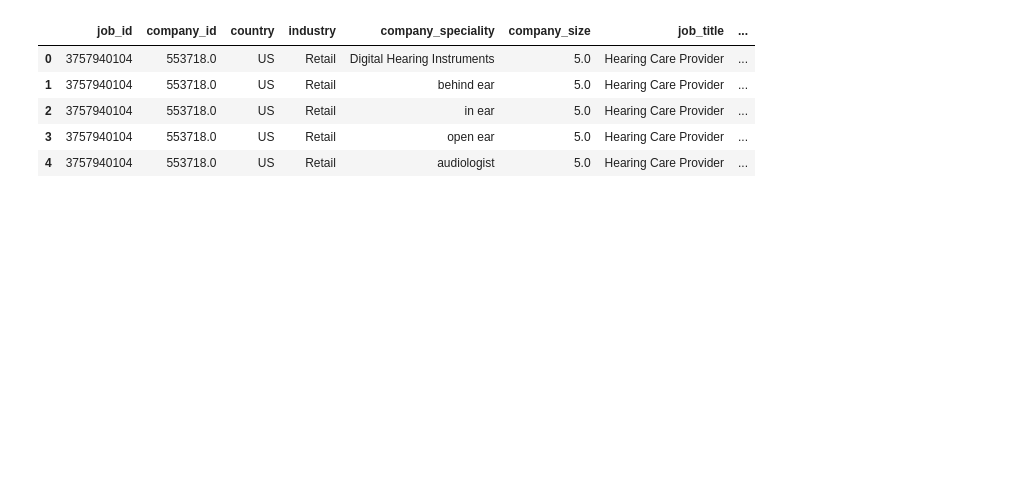
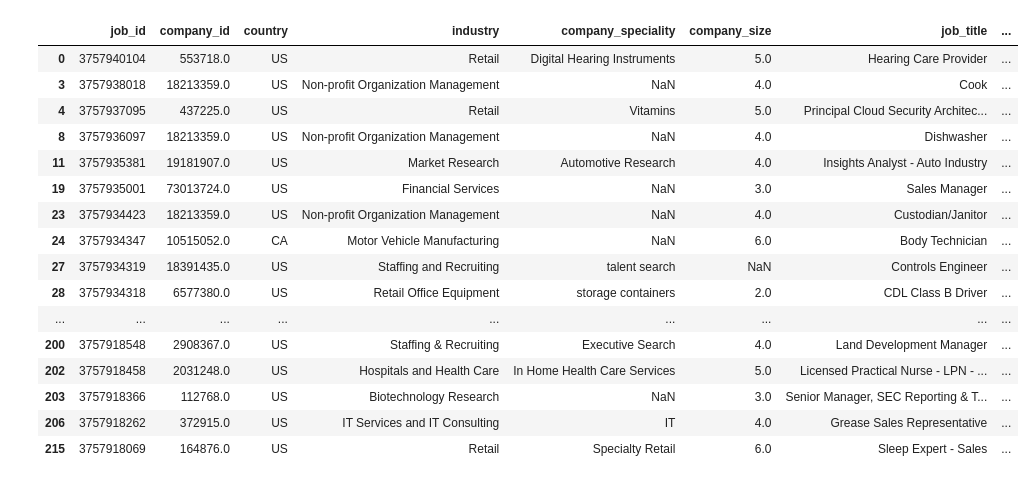
Before and after one commit to Rekkajukka/jobmarket, a Jupyter notebook: linkedin.ipynb, the cells around one changed output. Cells and saved outputs as stored; diff of their text form; code cells hidden in the pictures; blank space fills up the shorter version.

```diff
--- a/linkedin.ipynb
+++ b/linkedin.ipynb
@@ -1,5 +1,7 @@
 # %%
 import pandas as pd
+import numpy as np
+
 # Read all the CSV files into datasets
 df_job_postings = pd.read_csv("job_postings.csv")
 df_company_industries = pd.read_csv("company_industries.csv")
@@ -12,6 +14,9 @@ df_job_industries = pd.read_csv("job_industries.csv") #Job_postings file include
 df_job_skills = pd.read_csv("job_skills.csv")
 df_skills = pd.read_csv("skills.csv")
 df_salaries = pd.read_csv("salaries.csv")
+
+pd.set_option('display.max_columns', None)
+pd.set_option('display.max_rows', 400)
 # %%
 #Pick out relavant data for our research and make a dataframe where all the infromation is linked to job_id
 
@@ -46,11 +51,0 @@ df_main = df_main[desired_column_order]
-# %%
-#Not important, just used to visualise the df
-pd.set_option('display.max_columns', None)
-df_main.head()
-# %% [output]
-|  | job_id | company_id | country | industry | company_speciality | company_size | job_title | ... |
-| 0 | 3757940104 | 553718.0 | US | Retail | Digital Hearing Instruments | 5.0 | Hearing Care Provider | ... |
-| 1 | 3757940104 | 553718.0 | US | Retail | behind ear | 5.0 | Hearing Care Provider | ... |
-| 2 | 3757940104 | 553718.0 | US | Retail | in ear | 5.0 | Hearing Care Provider | ... |
-| 3 | 3757940104 | 553718.0 | US | Retail | open ear | 5.0 | Hearing Care Provider | ... |
-| 4 | 3757940104 | 553718.0 | US | Retail | audiologist | 5.0 | Hearing Care Provider | ... |
@@ -56,0 +109,22 @@ df_main.head()
+# %%
+# This cell is for visualizing the DataFrame
+#df_main_wages["currency"].value_counts()
+df_main_wages.head(100)
+# %% [output]
+|  | job_id | company_id | country | industry | company_speciality | company_size | job_title | ... |
+| 0 | 3757940104 | 553718.0 | US | Retail | Digital Hearing Instruments | 5.0 | Hearing Care Provider | ... |
+| 3 | 3757938018 | 18213359.0 | US | Non-profit Organization Management | NaN | 4.0 | Cook | ... |
+| 4 | 3757937095 | 437225.0 | US | Retail | Vitamins | 5.0 | Principal Cloud Security Architec... | ... |
+| 8 | 3757936097 | 18213359.0 | US | Non-profit Organization Management | NaN | 4.0 | Dishwasher | ... |
+| 11 | 3757935381 | 19181907.0 | US | Market Research | Automotive Research | 4.0 | Insights Analyst - Auto Industry | ... |
+| 19 | 3757935001 | 73013724.0 | US | Financial Services | NaN | 3.0 | Sales Manager | ... |
+| 23 | 3757934423 | 18213359.0 | US | Non-profit Organization Management | NaN | 4.0 | Custodian/Janitor | ... |
+| 24 | 3757934347 | 10515052.0 | CA | Motor Vehicle Manufacturing | NaN | 6.0 | Body Technician | ... |
+| 27 | 3757934319 | 18391435.0 | US | Staffing and Recruiting | talent search | NaN | Controls Engineer | ... |
+| 28 | 3757934318 | 6577380.0 | US | Retail Office Equipment | storage containers | 2.0 | CDL Class B Driver | ... |
+| ... | ... | ... | ... | ... | ... | ... | ... | ... |
+| 200 | 3757918548 | 2908367.0 | US | Staffing & Recruiting | Executive Search | 4.0 | Land Development Manager | ... |
+| 202 | 3757918458 | 2031248.0 | US | Hospitals and Health Care | In Home Health Care Services | 5.0 | Licensed Practical Nurse - LPN - ... | ... |
+| 203 | 3757918366 | 112768.0 | US | Biotechnology Research | NaN | 3.0 | Senior Manager, SEC Reporting & T... | ... |
+| 206 | 3757918262 | 372915.0 | US | IT Services and IT Consulting | IT | 4.0 | Grease Sales Representative | ... |
+| 215 | 3757918069 | 164876.0 | US | Retail | Specialty Retail | 6.0 | Sleep Expert - Sales | ... |
```
Also changed, not shown: parts of 4 cells of this notebook.
